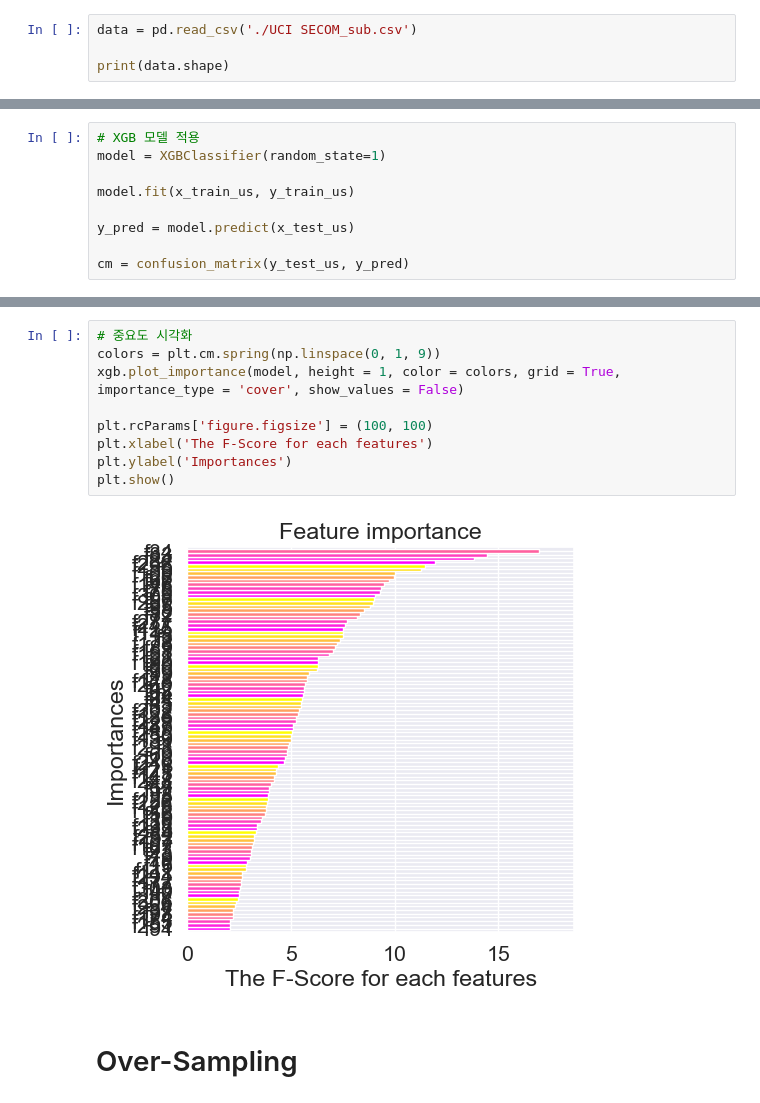
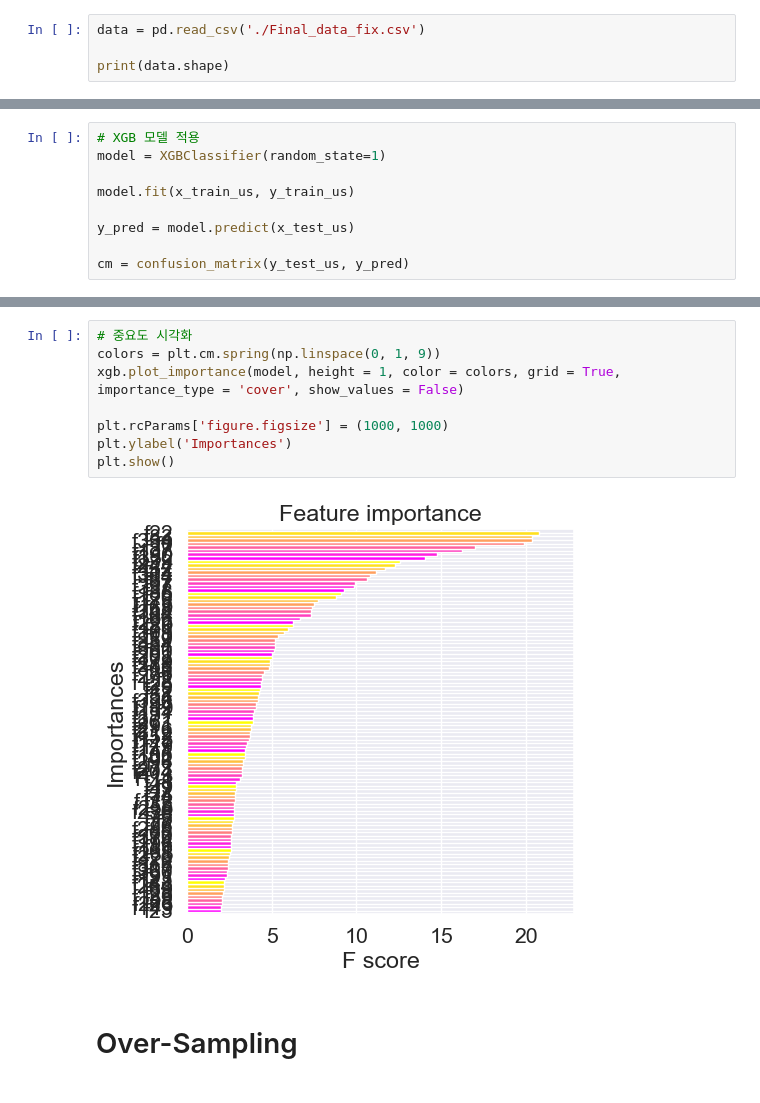
Before and after one commit to Kipioneer/TJE_Dissplay, a Jupyter notebook: UCI SECOM_XGB.ipynb, the cells around one changed output, grey strips where cells are left out. Drawn from its saved outputs; the diff is of its cells as text.

```diff
--- a/UCI SECOM_XGB.ipynb
+++ b/UCI SECOM_XGB.ipynb
@@ -18,7 +18,7 @@ from xgboost.sklearn import XGBClassifier
 import warnings
 warnings.filterwarnings("ignore", category=DeprecationWarning)
 # %%
-data = pd.read_csv('./UCI SECOM_sub.csv')
+data = pd.read_csv('./Final_data_fix.csv')
 
 print(data.shape)
 # %% [output]
@@ -127,14 +127,13 @@ sns.heatmap(cm, annot = True, annot_kws = {"size": 15}, cmap = 'spring')
 # %%
 # 중요도 시각화
 colors = plt.cm.spring(np.linspace(0, 1, 9))
 xgb.plot_importance(model, height = 1, color = colors, grid = True, importance_type = 'cover', show_values = False)
 
-plt.rcParams['figure.figsize'] = (100, 100)
-plt.xlabel('The F-Score for each features')
+plt.rcParams['figure.figsize'] = (1000, 1000)
 plt.ylabel('Importances')
 plt.show()
 # %% [output]
-[figure, old version]
+[figure, new version]
 # %% [markdown]
 # Over-Sampling
 # %%
```
Also changed, not shown: parts of 12 cells of this notebook, 3 other files.
